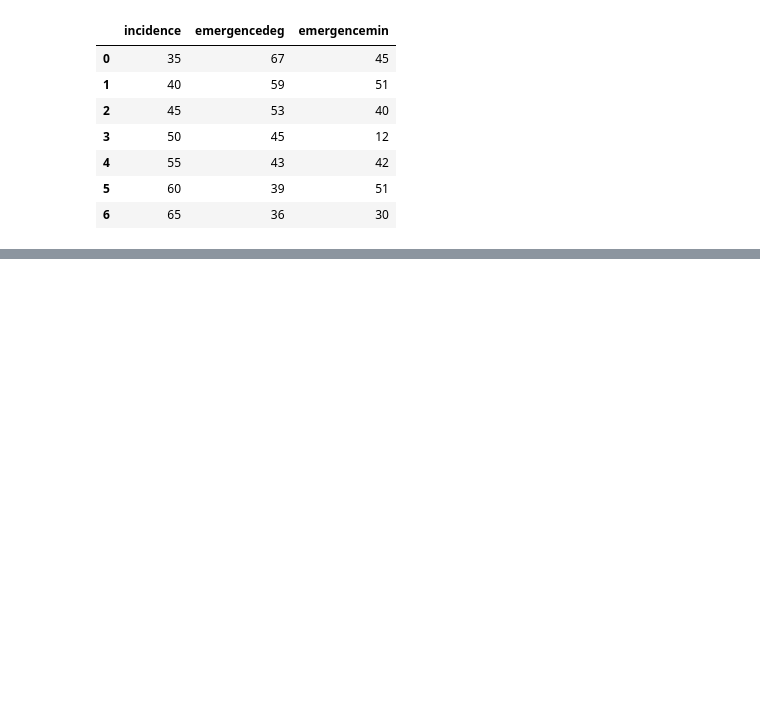
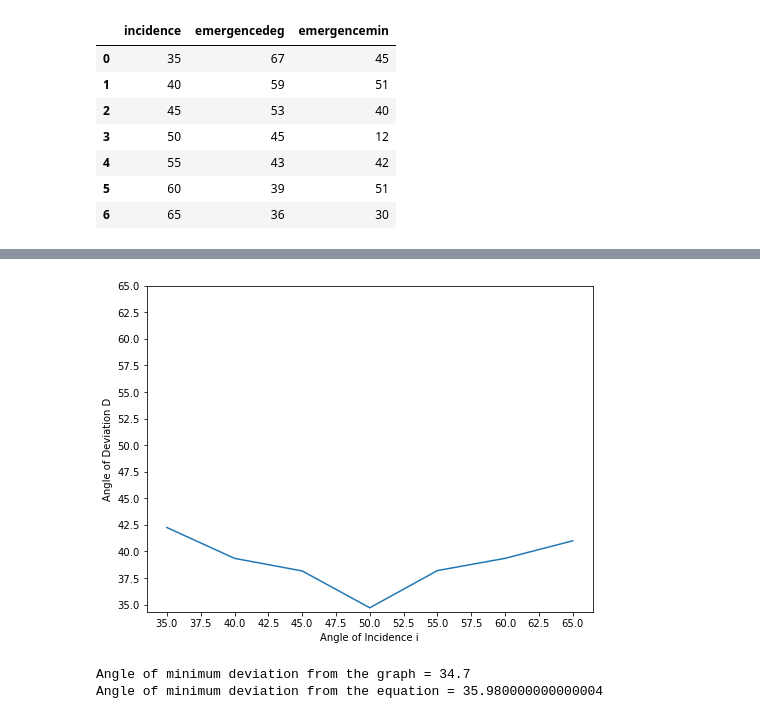
Before and after one commit to Rally0078/LabExperiments, a Jupyter notebook: spectrometer/spectrometer.ipynb, the cells around one changed output, grey strips where cells are left out. Drawn from its saved outputs; the diff is of its cells as text; code cells hidden in the pictures; blank space fills up the shorter version.

```diff
--- a/spectrometer/spectrometer.ipynb
+++ b/spectrometer/spectrometer.ipynb
@@ -35,0 +41,20 @@ plt.show()
+# %%
+deviation = incidence + emergence - 60.5
+plt.figure(figsize=(8, 6))
+plt.plot(incidence, deviation)
+
+plt.xlabel('Angle of Incidence i')
+plt.ylabel('Angle of Deviation D')
+plt.xticks(np.arange(35,67.5, 2.5))
+plt.yticks(np.arange(35,67.5, 2.5))
+
+plt.savefig('iVsD.png', dpi=200)
+plt.show()
+# %% [output]
+[figure, added]
+# %%
+print(f"Angle of minimum deviation from the graph = {np.min(deviation)}")
+print(f"Angle of minimum deviation from the equation = {mindev * 2 - 60.5}")
+# %% [output]
+Angle of minimum deviation from the graph = 34.7
+Angle of minimum deviation from the equation = 35.980000000000004
```
Also changed, not shown: parts of 1 cell of this notebook, 3 other files.
